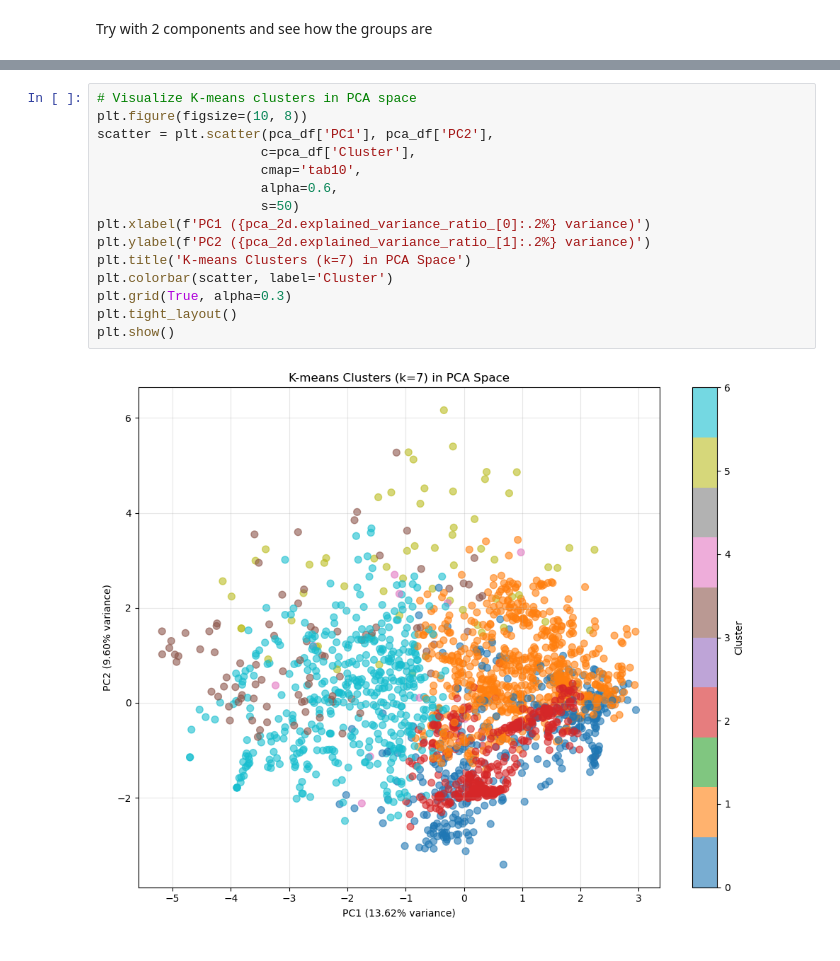
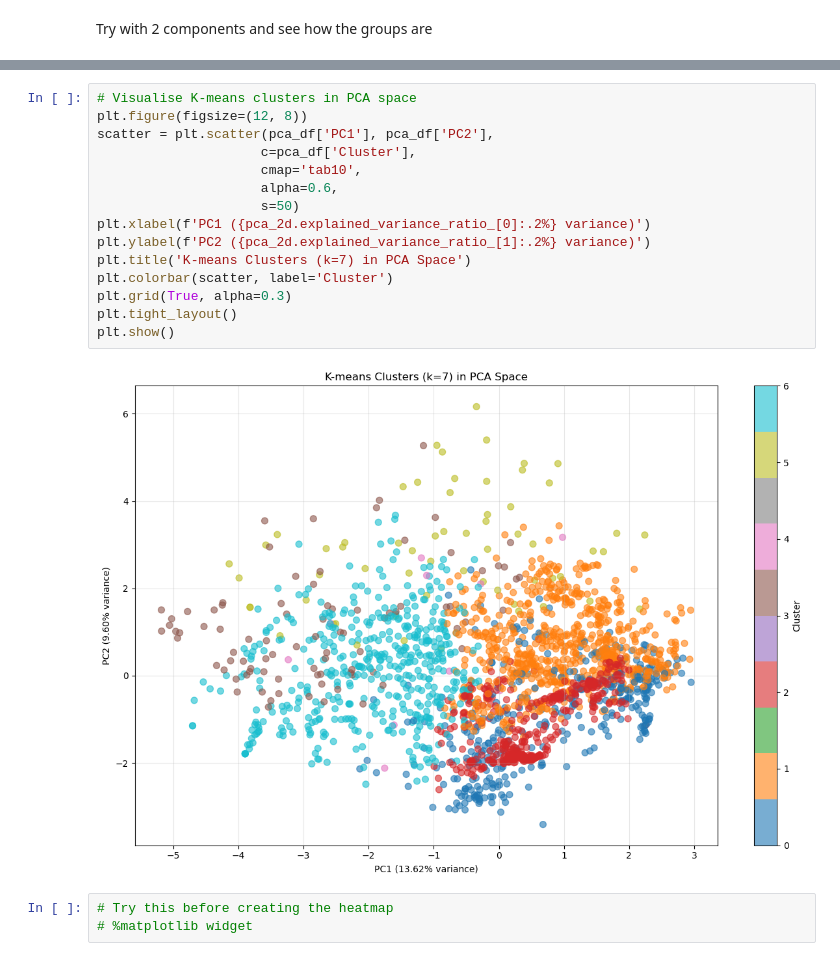
Before and after one commit to r-leeper/scu_obesity_assignment, a Jupyter notebook: cs818_assignment_unsupervised.ipynb, the cells around one changed output, grey strips where cells are left out. Drawn from its saved outputs; the diff is of its cells as text.

```diff
--- a/cs818_assignment_unsupervised.ipynb
+++ b/cs818_assignment_unsupervised.ipynb
@@ -444,20 +444,23 @@ First few rows:
 3 -0.173069  2.896826        5   Overweight_Level_I
 4 -1.032092  0.340513        6  Overweight_Level_II
 # %%
-# Visualize K-means clusters in PCA space
-plt.figure(figsize=(10, 8))
+# Visualise K-means clusters in PCA space
+plt.figure(figsize=(12, 8))
 scatter = plt.scatter(pca_df['PC1'], pca_df['PC2'],
                      c=pca_df['Cluster'],
                      cmap='tab10',
                      alpha=0.6,
                      s=50)
 plt.xlabel(f'PC1 ({pca_2d.explained_variance_ratio_[0]:.2%} variance)')
 plt.ylabel(f'PC2 ({pca_2d.explained_variance_ratio_[1]:.2%} variance)')
 plt.title('K-means Clusters (k=7) in PCA Space')
 plt.colorbar(scatter, label='Cluster')
 plt.grid(True, alpha=0.3)
 plt.tight_layout()
 plt.show()
 # %% [output]
-[figure, old version]
+[figure, new version]
+# %%
+# Try this before creating the heatmap
+# %matplotlib widget
 # %%
```
Also changed, not shown: parts of 6 cells of this notebook.
